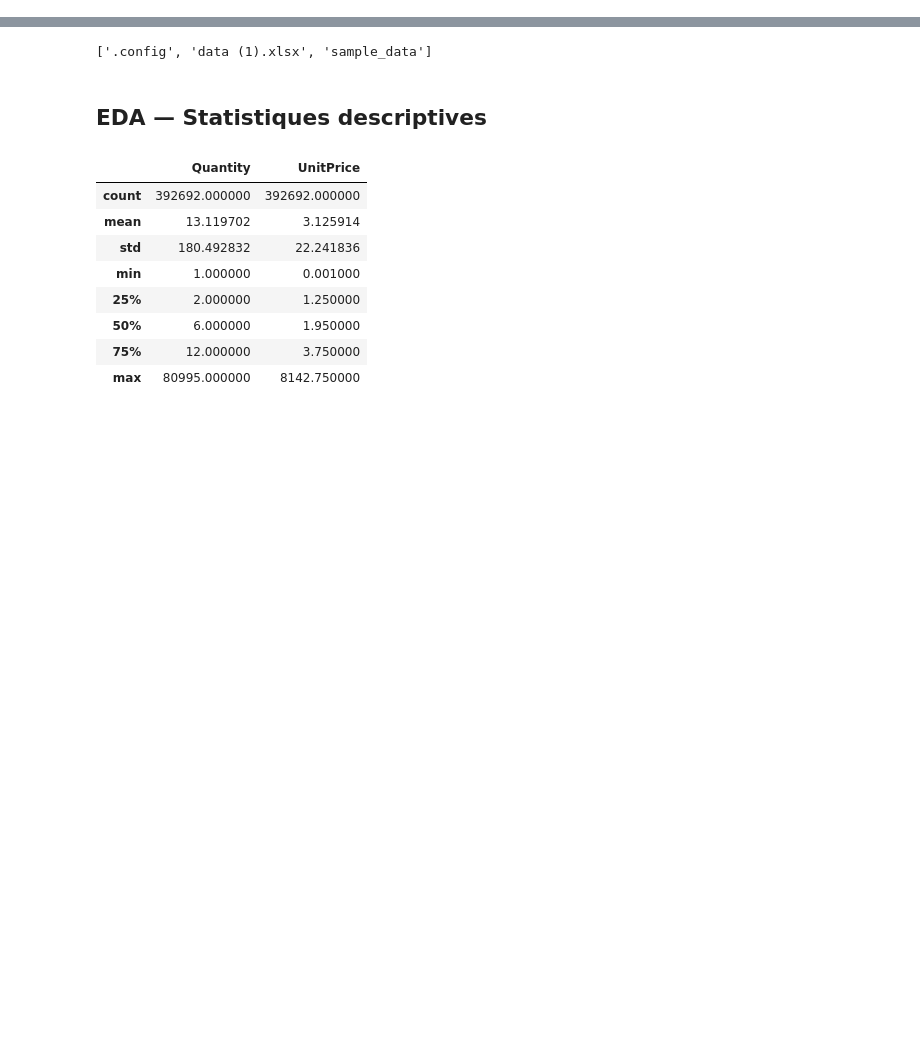
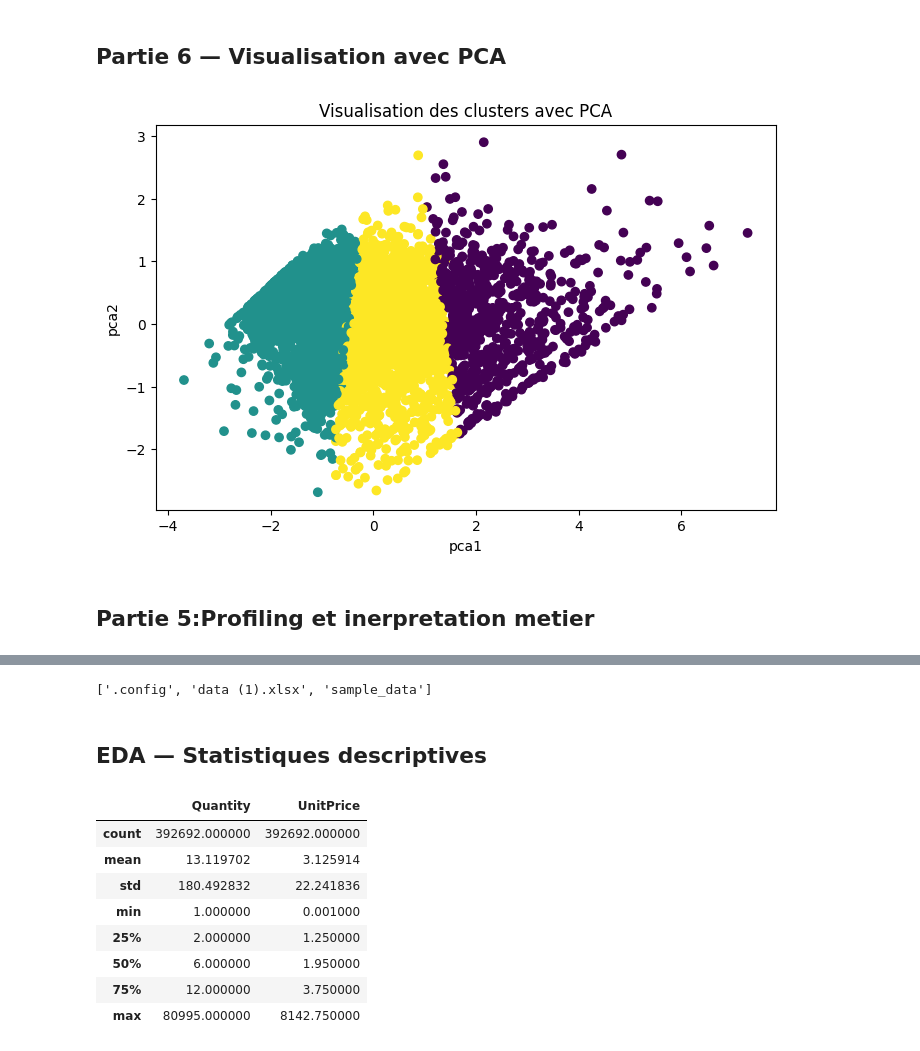
Before and after one commit to YadriAicha/Smart-Customer-Segmentation, a Jupyter notebook: notebooks/segmentation_clients.ipynb, the cells around one changed output, grey strips where cells are left out. Drawn from its saved outputs; the diff is of its cells as text; code cells hidden in the pictures; blank space fills up the shorter version.

```diff
--- a/notebooks/segmentation_clients.ipynb
+++ b/notebooks/segmentation_clients.ipynb
@@ -0,0 +150,22 @@
+# %% [markdown]
+## Partie 6 — Visualisation avec PCA
+# %%
+from sklearn.decomposition import PCA
+import matplotlib.pyplot as plt
+
+pca =PCA(n_components=2)
+
+rfm_pca = pca.fit_transform(rfm_scaled)
+
+plt.figure(figsize=(8,5))
+
+plt.scatter(rfm_pca[:,0],rfm_pca[:,1] ,c=rfm_original["Cluster"])
+
+plt.title("Visualisation des clusters avec PCA")
+plt.xlabel("pca1")
+plt.ylabel("pca2")
+plt.show()
+# %% [output]
+[figure, added]
+# %% [markdown]
+## Partie 5:Profiling et inerpretation metier
```
Also changed, not shown: parts of 33 cells of this notebook, 2 other files.
